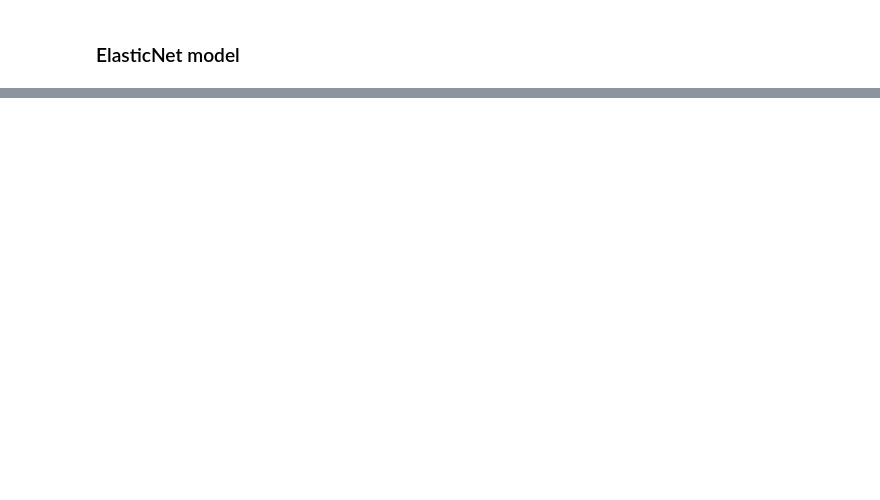
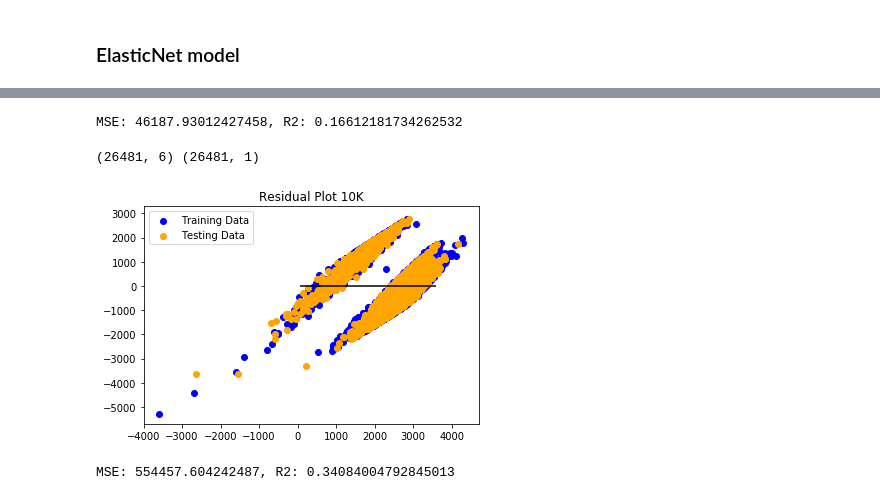
Before and after one commit to amcm29/MachineLearning_Marathon, a Jupyter notebook: boston_model.ipynb, the cells around one changed output, grey strips where cells are left out. Saved outputs shown, nothing was run; the diff lists cells and outputs as text; code cells hidden in the pictures; blank space fills up the shorter version.

```diff
--- a/boston_model.ipynb
+++ b/boston_model.ipynb
@@ -213,0 +272,64 @@ MSE: 0.8542009662928206, R2: 0.1295316965003933
+# %%
+# Used X_test, y_test, and model.predict(X_test) to calculate MSE and R2
+
+from sklearn.metrics import mean_squared_error
+
+MSE = mean_squared_error(y_test_nobib, predictions)
+r2 = model_nobib.score(X_test_nobib, y_test_nobib)
+
+
+print(f"MSE: {MSE}, R2: {r2}")
+
+# Model built without Bib numbers has a smaller R2 value
+# %% [output]
+MSE: 46187.93012427458, R2: 0.16612181734262532
+# %%
+# Re-run the model with the Bib numbers as a feature and for the 5K split times to predict 10K time
+
+### set up data for modeling
+X = boston2016_clean[['Bib', 'Age','Official Time Duration', 'F', 'M', '5K Duration']]
+y = boston2016_clean['10K Duration'].values.reshape(-1, 1)
+print(X.shape, y.shape)
+
+# split the data into test and train subsets
+
+from sklearn.model_selection import train_test_split
+
+X_train, X_test, y_train, y_test = train_test_split(X, y, random_state=29)
+# X_train.head()
+
+# Create a linear regression model and fit it to the training data
+
+from sklearn.linear_model import LinearRegression
+model_10K = LinearRegression()
+model_10K.fit(X_train, y_train)
+
+# Make predictions
+
+predictions = model_10K.predict(X_test)
+
+# Plot the residuals
+
+plt.scatter(model_10K.predict(X_train), model_10K.predict(X_train) - y_train, c="blue", label="Training Data")
+plt.scatter(model_10K.predict(X_test), model_10K.predict(X_test) - y_test, c="orange", label="Testing Data")
+plt.legend()
+plt.hlines(y=0, xmin=y_test.min(), xmax=y_test.max())
+plt.title("Residual Plot 10K")
+plt.show()
+# %% [output]
+(26481, 6) (26481, 1)
+[figure, added]
+# %%
+# Used X_test, y_test, and model.predict(X_test) to calculate MSE and R2
+
+from sklearn.metrics import mean_squared_error
+
+MSE = mean_squared_error(y_test, predictions)
+r2 = model_10K.score(X_test, y_test)
+
+
+print(f"MSE: {MSE}, R2: {r2}")
+
+# Model built without Bib numbers has a smaller R2 value
+# %% [output]
+MSE: 554457.604242487, R2: 0.34084004792845013
```
Also changed, not shown: parts of 18 cells of this notebook.
